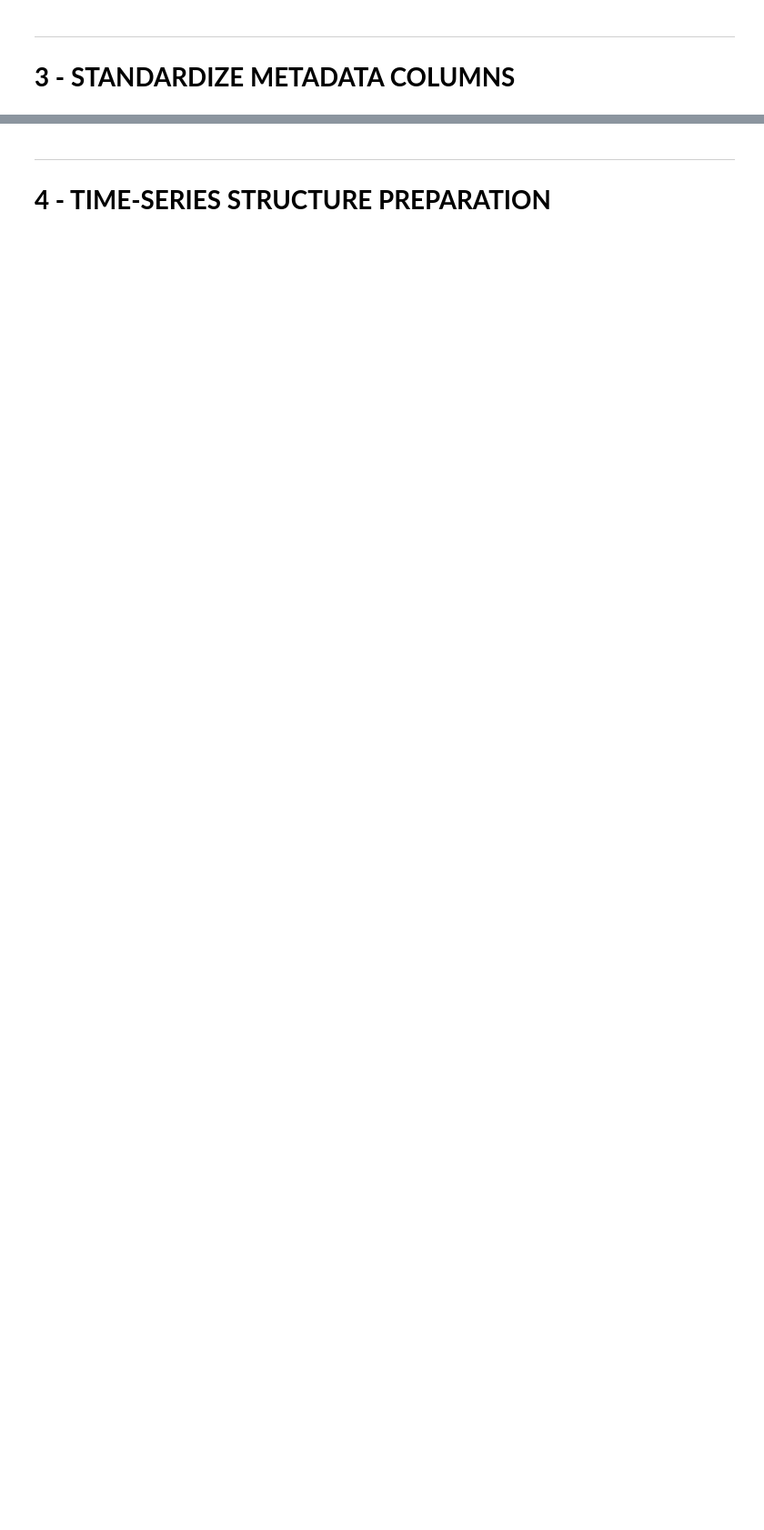
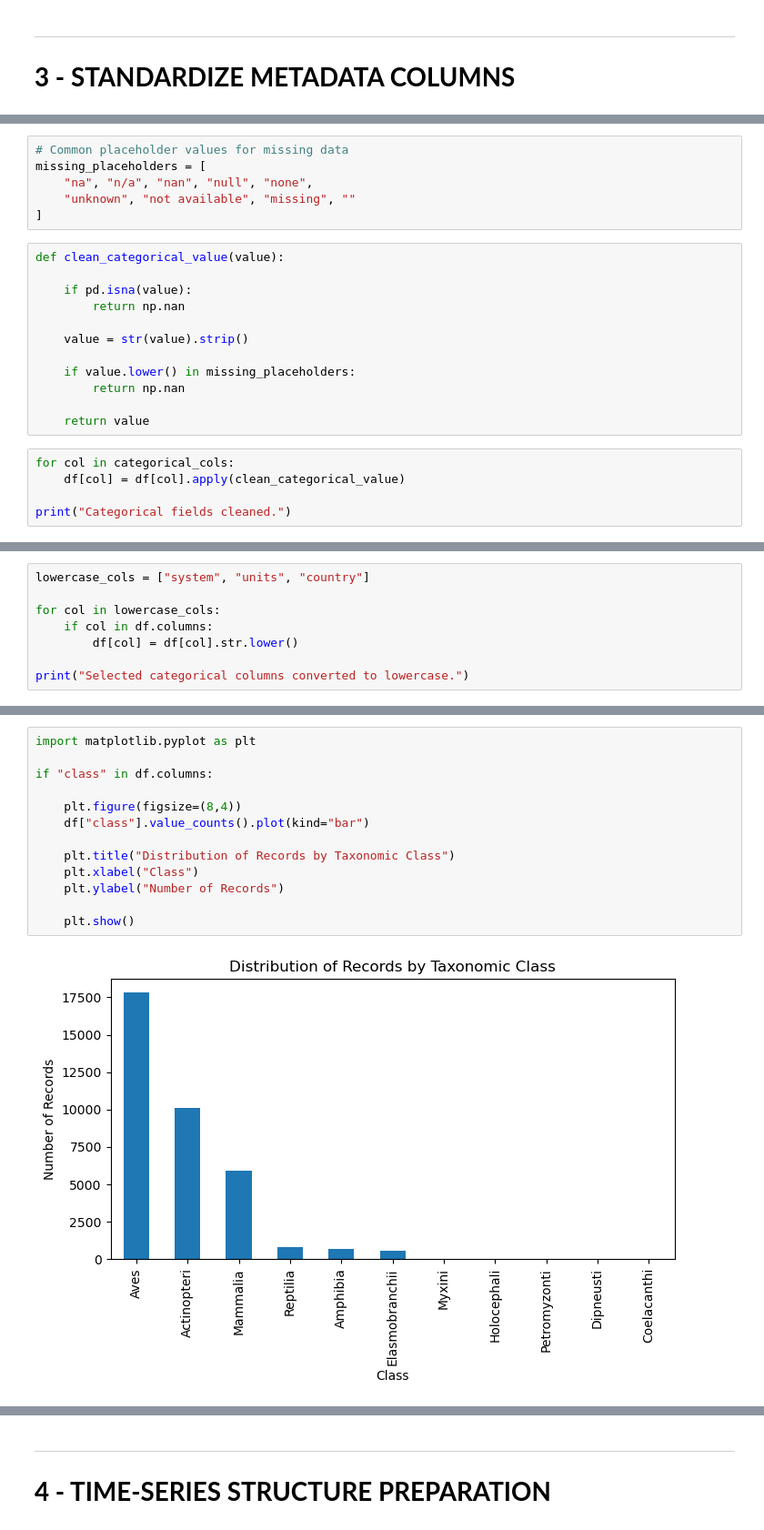
Before and after one commit to lukasbals/animal-diversity-prediction, a Jupyter notebook: notebooks/preprocessing_cleanup_enrico.ipynb, the cells around one changed output, grey strips where cells are left out. Shown at 91% size. Drawn from its saved outputs; the diff is of its cells as text; blank space fills up the shorter version.

```diff
--- a/notebooks/preprocessing_cleanup_enrico.ipynb
+++ b/notebooks/preprocessing_cleanup_enrico.ipynb
@@ -140,0 +898,23 @@ Check:
+# %%
+# Common placeholder values for missing data
+missing_placeholders = [
+    "na", "n/a", "nan", "null", "none",
+    "unknown", "not available", "missing", ""
+]
+# %%
+def clean_categorical_value(value):
+
+    if pd.isna(value):
+        return np.nan
+
+    value = str(value).strip()
+
+    if value.lower() in missing_placeholders:
+        return np.nan
+
+    return value
+# %%
+for col in categorical_cols:
+    df[col] = df[col].apply(clean_categorical_value)
+
+print("Categorical fields cleaned.")
@@ -140,0 +923,8 @@ Check:
+# %%
+lowercase_cols = ["system", "units", "country"]
+
+for col in lowercase_cols:
+    if col in df.columns:
+        df[col] = df[col].str.lower()
+
+print("Selected categorical columns converted to lowercase.")
@@ -147,0 +1055,15 @@ Inspect:
+# %%
+import matplotlib.pyplot as plt
+
+if "class" in df.columns:
+
+    plt.figure(figsize=(8,4))
+    df["class"].value_counts().plot(kind="bar")
+
+    plt.title("Distribution of Records by Taxonomic Class")
+    plt.xlabel("Class")
+    plt.ylabel("Number of Records")
+
+    plt.show()
+# %% [output]
+[figure, added]
```
Also changed, not shown: parts of 259 cells of this notebook, 12 other files.
